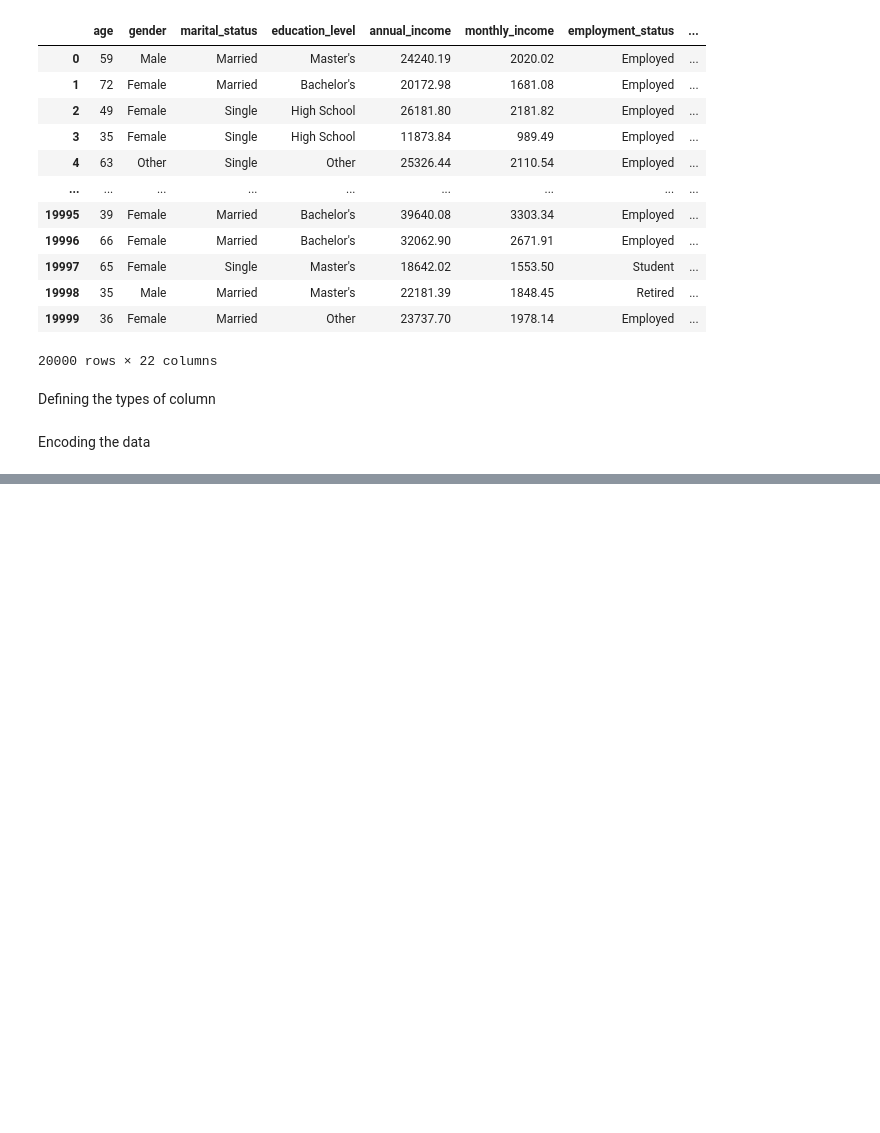
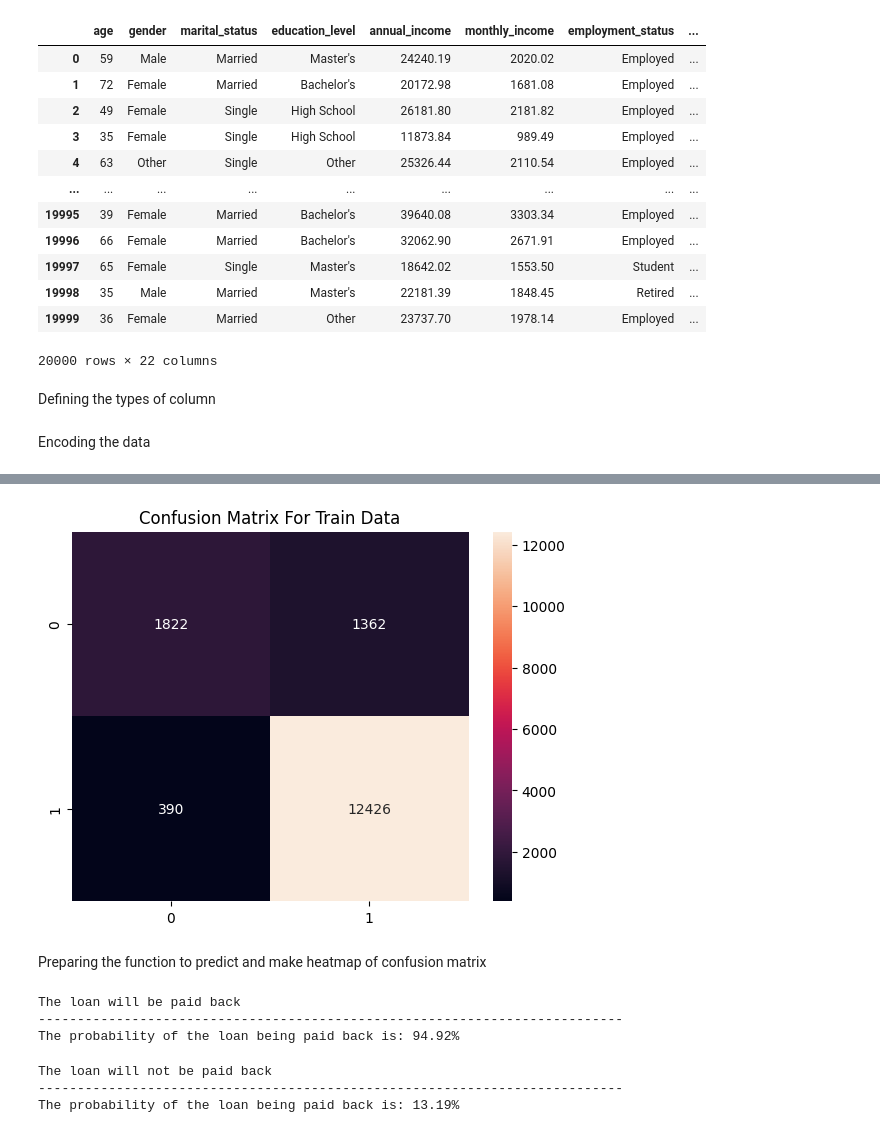
Before and after one commit to tahaftm/Machine-Learning-Projects, a Jupyter notebook: loan prediction.ipynb, the cells around one changed output, grey strips where cells are left out. Drawn from its saved outputs; the diff is of its cells as text; code cells hidden in the pictures; blank space fills up the shorter version.

```diff
--- a/loan prediction.ipynb
+++ b/loan prediction.ipynb
@@ -59,0 +160,9 @@ Name: count, dtype: int64
+# %%
+cf = confusion_matrix(Y_train, model.predict(X_train))
+sns.heatmap(cf, annot=True, fmt='d')
+plt.title("Confusion Matrix For Train Data")
+plt.show()
+# %% [output]
+[figure, added]
+# %% [markdown]
+Preparing the function to predict and make heatmap of confusion matrix
@@ -59,0 +184,56 @@ Name: count, dtype: int64
+# %%
+predict_and_plot({
+        "age": 41,
+        "gender": "Male",
+        "marital_status": "Single",
+        "education_level": "Bachelor's",
+        "annual_income": 0.1,
+        "monthly_income": 0.0001,
+        "employment_status": "Employed",
+        "debt_to_income_ratio": 0.25,
+        "credit_score": 720,
+        "loan_amount": 15000,
+        "loan_purpose": "Car",
+        "interest_rate": 5.5,
+        "loan_term": 36,
+        "installment": 455.0,
+        "grade_subgrade": "B2",
+        "num_of_open_accounts": 5,
+        "total_credit_limit": 20000,
+        "current_balance": 4000,
+        "delinquency_history": 0,
+        "public_records": 0,
+        "num_of_delinquencies": 0
+    })
+# %% [output]
+The loan will be paid back
+---------------------------------------------------------------------------
+The probability of the loan being paid back is: 94.92%
+# %%
+predict_and_plot({
+    "age": 35,
+    "gender": "Female",
+    "marital_status": "Single",
+    "education_level": "High School",
+    "annual_income": 20000,       # Low annual income
+    "monthly_income": 1666,       # Corresponding monthly income
+    "employment_status": "Employed",
+    "debt_to_income_ratio": 0.6,  # Very high debt ratio
+    "credit_score": 580,          # Poor credit score
+    "loan_amount": 25000,         # Large loan relative to income
+    "loan_purpose": "Home Improvement",
+    "interest_rate": 12.5,        # High interest rate
+    "loan_term": 60,              # Long-term loan
+    "installment": 700,           # Monthly installment too high for income
+    "grade_subgrade": "D3",
+    "num_of_open_accounts": 10,   # Too many accounts
+    "total_credit_limit": 30000,
+    "current_balance": 20000,     # High outstanding balance
+    "delinquency_history": 2,     # History of missed payments
+    "public_records": 1,          # Bankruptcy or public record
+    "num_of_delinquencies": 3     # Multiple delinquencies
+})
+# %% [output]
+The loan will not be paid back
+---------------------------------------------------------------------------
+The probability of the loan being paid back is: 13.19%
```
Also changed, not shown: parts of 18 cells of this notebook.
